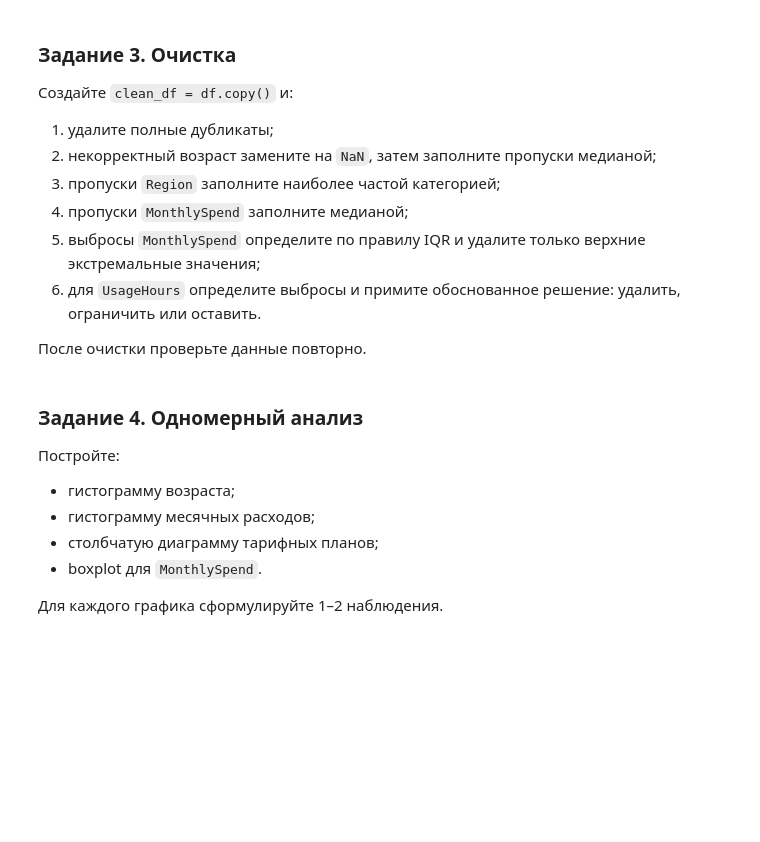
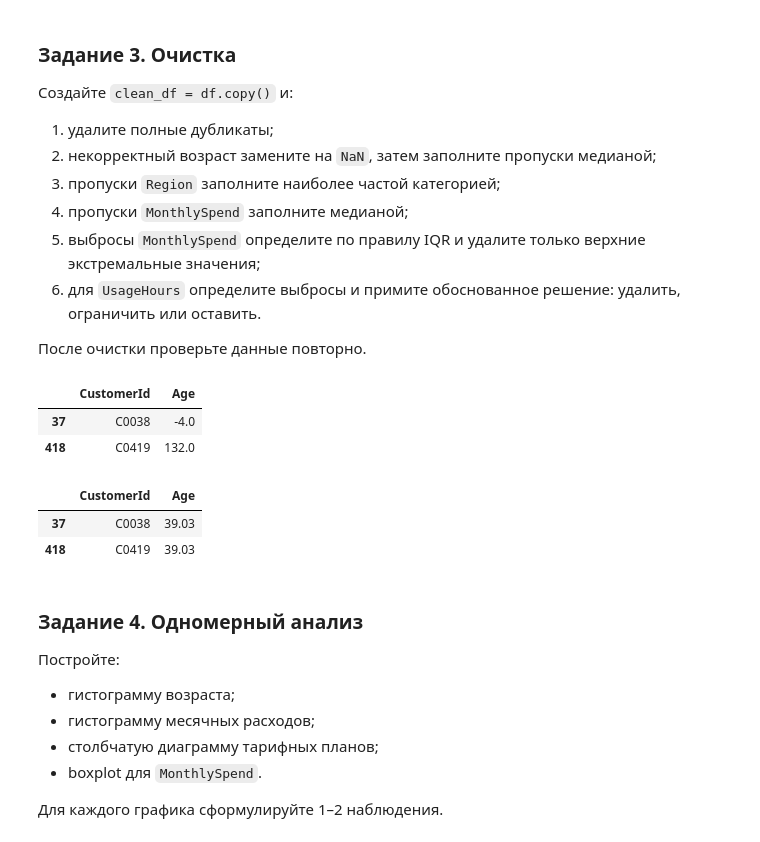
Before and after one commit to PurpleSwtr/asu-ai-environment, a Jupyter notebook: labs/lab1/lab1.ipynb, the cells around one changed output. Cells and saved outputs as stored; diff of their text form; code cells hidden in the pictures; blank space fills up the shorter version.

```diff
--- a/labs/lab1/lab1.ipynb
+++ b/labs/lab1/lab1.ipynb
@@ -172,7 +204,30 @@ np.float64(30.0)
 
 После очистки проверьте данные повторно.
 # %%
-# Ваш код
+# Удаление дубликатов
+clean_df = df.copy()
+
+clean_df.drop_duplicates(inplace=True)
+
+# присваивание некореетным значениям в столбце возраста пустых значений NaN из numpy
+clean_df.loc[invalid_age.index, "Age"] = np.nan
+
+# Заемна пустых значений на медиану
+clean_df["Age"] = clean_df["Age"].fillna(clean_df["Age"].median())
+
+
+popular_region = clean_df['Region'].value_counts().idxmax()
+
+clean_df["Region"] = clean_df["Region"].fillna(popular_region)
+
+clean_df["MonthlySpend"] = clean_df["MonthlySpend"].fillna(clean_df["MonthlySpend"].median())
+# %% [output]
+|  | CustomerId | Age |
+| 37 | C0038 | -4.0 |
+| 418 | C0419 | 132.0 |
+|  | CustomerId | Age |
+| 37 | C0038 | 39.03 |
+| 418 | C0419 | 39.03 |
 # %% [markdown]
 ### Задание 4. Одномерный анализ
 Постройте:
```
Also changed, not shown: parts of 3 cells of this notebook.
